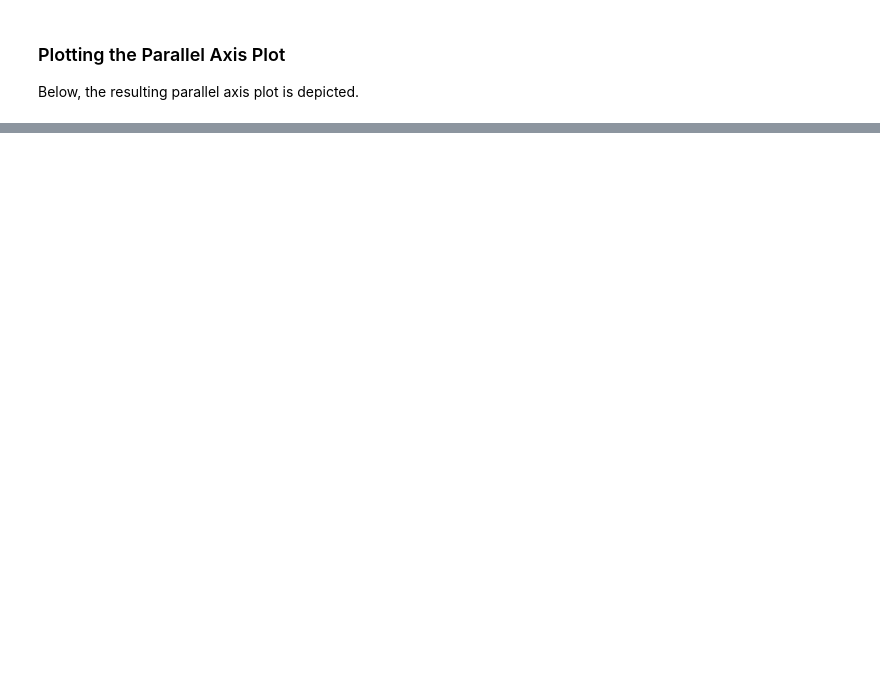
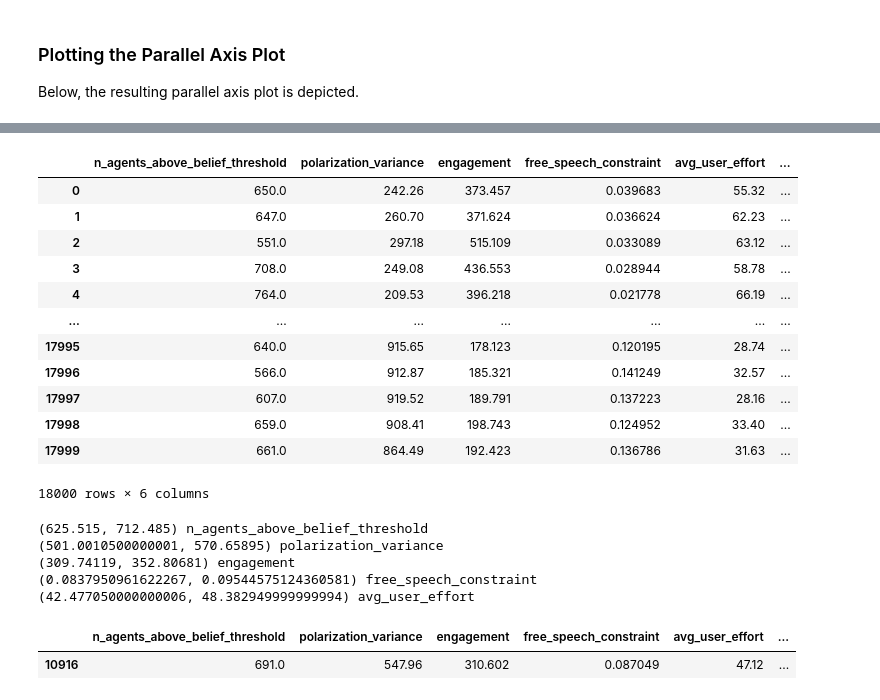
Before and after one commit to felicity-reddel/MisinfoPy, a Jupyter notebook: dmdu/exploration/ref_scenario_parcoords.ipynb, the cells around one changed output, grey strips where cells are left out. Drawn from its saved outputs; the diff is of its cells as text; code cells hidden in the pictures; blank space fills up the shorter version.

```diff
--- a/dmdu/exploration/ref_scenario_parcoords.ipynb
+++ b/dmdu/exploration/ref_scenario_parcoords.ipynb
@@ -57,0 +93,48 @@ parcoords_color_by(out, 'belief_update_fn')
+# %%
+out
+# %% [output]
+|  | n_agents_above_belief_threshold | polarization_variance | engagement | free_speech_constraint | avg_user_effort | ... |
+| 0 | 650.0 | 242.26 | 373.457 | 0.039683 | 55.32 | ... |
+| 1 | 647.0 | 260.70 | 371.624 | 0.036624 | 62.23 | ... |
+| 2 | 551.0 | 297.18 | 515.109 | 0.033089 | 63.12 | ... |
+| 3 | 708.0 | 249.08 | 436.553 | 0.028944 | 58.78 | ... |
+| 4 | 764.0 | 209.53 | 396.218 | 0.021778 | 66.19 | ... |
+| ... | ... | ... | ... | ... | ... | ... |
+| 17995 | 640.0 | 915.65 | 178.123 | 0.120195 | 28.74 | ... |
+| 17996 | 566.0 | 912.87 | 185.321 | 0.141249 | 32.57 | ... |
+| 17997 | 607.0 | 919.52 | 189.791 | 0.137223 | 28.16 | ... |
+| 17998 | 659.0 | 908.41 | 198.743 | 0.124952 | 33.40 | ... |
+| 17999 | 661.0 | 864.49 | 192.423 | 0.136786 | 31.63 | ... |
+18000 rows × 6 columns
+# %%
+# Picking a representative scenario as ref_scenario
+medians = {}
+column_headers = [e for e in out.columns if e != 'belief_update_fn']
+
+for m_name in column_headers:
+    median = out[m_name].median()
+    medians[m_name] = median
+
+
+# get specified ranges around the medians of each metric
+envelope = 0.065  # 6.5% of the median-value -> range: [lowerbound=6.5% above median, upperbound=6.5% below the median]
+ranges = {}
+
+for m_name, median in medians.items():
+    lowerbound = median * (1 - envelope)
+    upperbound = median * (1 + envelope)
+    ranges[m_name] = (lowerbound, upperbound)
+
+for k, v in ranges.items():
+    print(v, k)
+
+# Ideas:
+# - calculate median for each metric, then get a scenario that is close to those values?
+# - visually pick ranges, get subset of scenarios that fulfills them all?
+# - add kde or sth like that over each metric-axis, use that for picking the ranges, get subset of scenarios that fulfills them all?
+# %% [output]
+(625.515, 712.485) n_agents_above_belief_threshold
+(501.0010500000001, 570.65895) polarization_variance
+(309.74119, 352.80681) engagement
+(0.0837950961622267, 0.09544575124360581) free_speech_constraint
+(42.477050000000006, 48.382949999999994) avg_user_effort
@@ -57,0 +152,12 @@ parcoords_color_by(out, 'belief_update_fn')
+# %%
+# Filtering to find scenarios closest to median values -> check whether each metric's values are within the specified ranges (i.e., within 'envelope'-many percent above/below the median)
+median_scenarios = out[((out['n_agents_above_belief_threshold'] >= ranges['n_agents_above_belief_threshold'][0]) & (out['n_agents_above_belief_threshold'] <= ranges['n_agents_above_belief_threshold'][1])) &
+                       ((out['polarization_variance'] >= ranges['polarization_variance'][0]) & (out['polarization_variance'] <= ranges['polarization_variance'][1])) &
+                       ((out['engagement'] >= ranges['engagement'][0]) & (out['engagement'] <= ranges['engagement'][1])) &
+                       ((out['free_speech_constraint'] >= ranges['free_speech_constraint'][0]) & (out['free_speech_constraint'] <= ranges['free_speech_constraint'][1])) &
+                       ((out['avg_user_effort'] >= ranges['avg_user_effort'][0]) & (out['avg_user_effort'] <= ranges['avg_user_effort'][1])) ]
+
+median_scenarios
+# %% [output]
+|  | n_agents_above_belief_threshold | polarization_variance | engagement | free_speech_constraint | avg_user_effort | ... |
+| 10916 | 691.0 | 547.96 | 310.602 | 0.087049 | 47.12 | ... |
```
Also changed, not shown: parts of 22 cells of this notebook.
